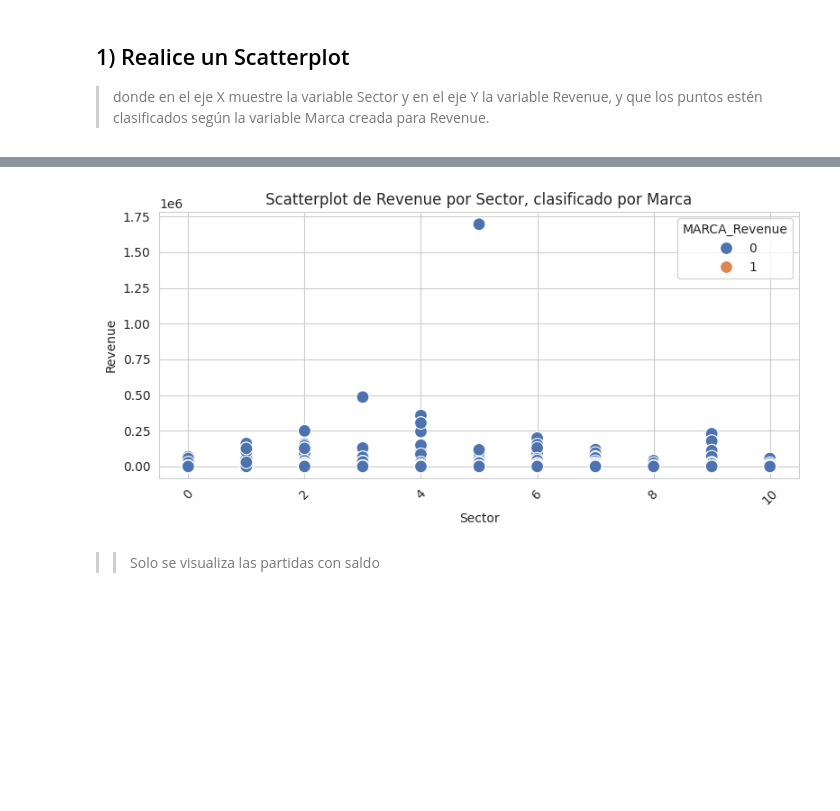
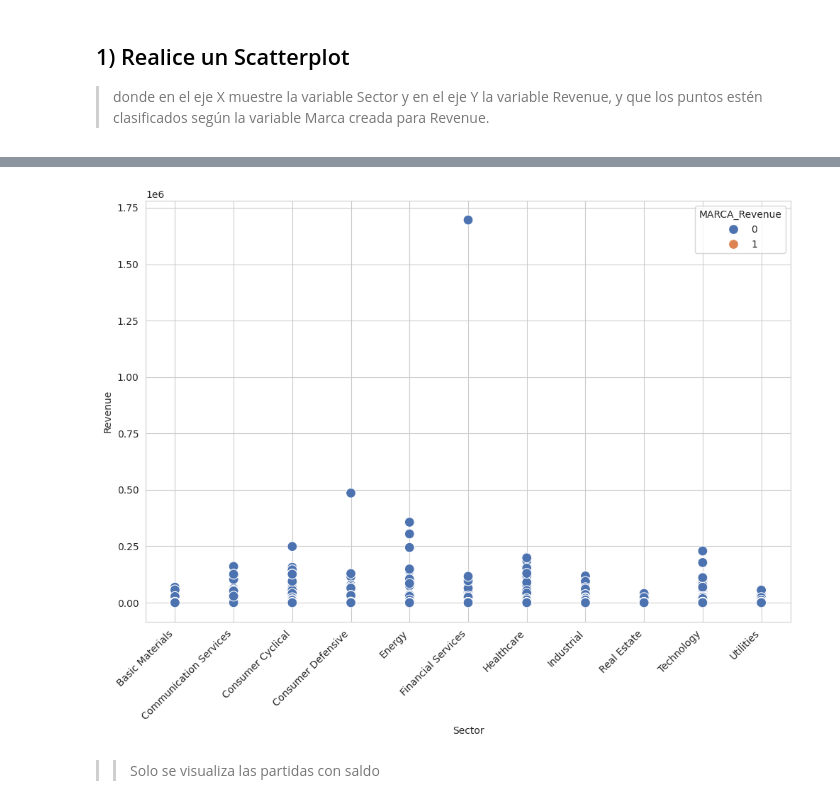
Before and after one commit to CristaldoWeint/M71V_Taller_de_Programacion-, a Jupyter notebook: TF2_Py_CRISTALDO.ipynb, the cells around one changed output, grey strips where cells are left out. Saved outputs shown, nothing was run; the diff lists cells and outputs as text; code cells hidden in the pictures; blank space fills up the shorter version.

```diff
--- a/TF2_Py_CRISTALDO.ipynb
+++ b/TF2_Py_CRISTALDO.ipynb
@@ -472,14 +455,14 @@ df_valores_nulos
 (en XX vaya poniendo nombres diferentes) en el DataFrame que valga 1 si posee valor faltante y sino que valga 0. Verifique en cada caso que la cantidad de valores faltantes que posee la variable original sea la misma que ahora vale uno en la variable creada.
 # %%
 # Para l) a través de un iterador y un condicional creamos la columna nueva y asignamos si corresponde 0 si existe valor o 1 si no existe
-for col in new_df.columns:
-    if new_df[col].isnull().sum() > 0:
-        nueva_columna = 'MARCA_' + col
-        new_df[nueva_columna] = new_df[col].isnull().astype(int)
+# for col in new_df.columns:
+#    if new_df[col].isnull().sum() > 0:
+#        nueva_columna = 'MARCA_' + col
+#        new_df[nueva_columna] = new_df[col].isnull().astype(int)
 
 # Conteo por columnas marcadas como 0 y 1
-for col in new_df.columns:
-    if col.startswith('MARCA_'):
-        original_col = col.replace('MARCA_', '')
-        print(f"Valores faltantes en {original_col}: {new_df[col].sum()}")
-        print(f"Valores faltantes en MARCA_{original_col}: {new_df[original_col].isnull().sum()}")
+#for col in new_df.columns:
+#    if col.startswith('MARCA_'):
+#        original_col = col.replace('MARCA_', '')
+#        print(f"Valores faltantes en {original_col}: {new_df[col].sum()}")
+#        print(f"Valores faltantes en MARCA_{original_col}: {new_df[original_col].isnull().sum()}")
@@ -593,18 +549,33 @@ df_3_TF1.head()
 | 2 | 2557 | 115337.000000 | 25835.000000 | 5794.000000 | 3454.000000 | 0.2949 | 3 | 0 | 0 | ... |
 | 3 | 3740 | 22927.540000 | 5064.707000 | 655.922000 | 248.556000 | 0.0066 | 3 | 0 | 0 | ... |
 | 4 | 1909 | 15619.800000 | 5567.800000 | 3211.400000 | 2607.800000 | 0.3830 | 3 | 0 | 0 | ... |
+# %%
+sector_names = {
+    0: 'Basic Materials',
+    1: 'Communication Services',
+    2: 'Consumer Cyclical',
+    3: 'Consumer Defensive',
+    4: 'Energy',
+    5: 'Financial Services',
+    6: 'Healthcare',
+    7: 'Industrial',
+    8: 'Real Estate',
+    9: 'Technology',
+    10: 'Utilities'
+}
 # %%
 sns.set_style("whitegrid")
-plt.figure(figsize=(8, 4))
+plt.figure(figsize=(10, 8))
 sns.scatterplot(data=df_3_TF1, x='Sector', y='Revenue', hue='MARCA_Revenue', palette='deep', s=100)
 plt.xticks(rotation=45)
-plt.title('Scatterplot de Revenue por Sector, clasificado por Marca')
+plt.xticks(ticks=list(sector_names.keys()), labels=list(sector_names.values()), rotation=45, ha='right')
+#plt.title('Scatterplot de Revenue por Sector, clasificado por Marca')
 plt.xlabel('Sector')
 plt.ylabel('Revenue')
 plt.tight_layout()
 plt.show()
 # %% [output]
-[figure, old version]
+[figure, new version]
 # %% [markdown]
 >> Solo se visualiza las partidas con saldo
 # %%
```
Also changed, not shown: parts of 60 cells of this notebook.
